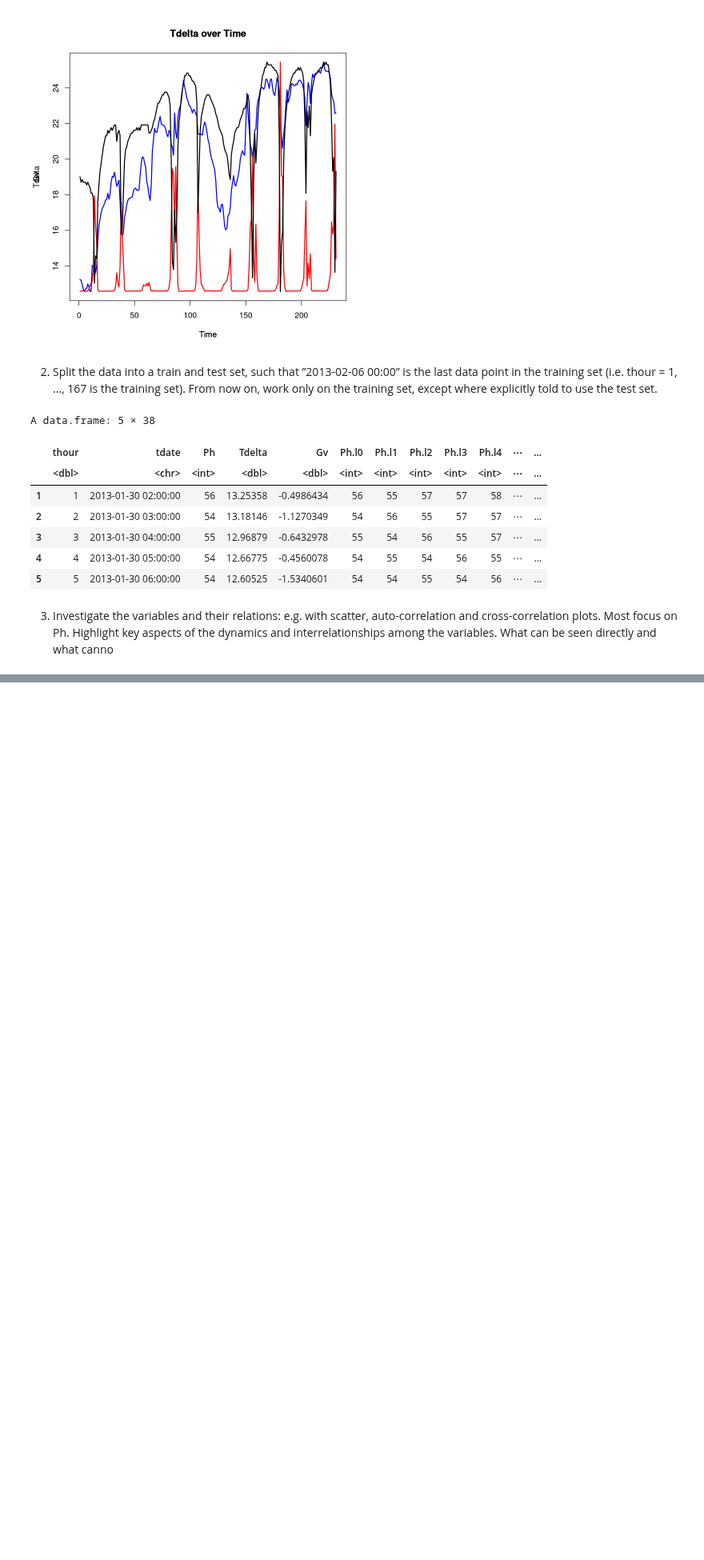
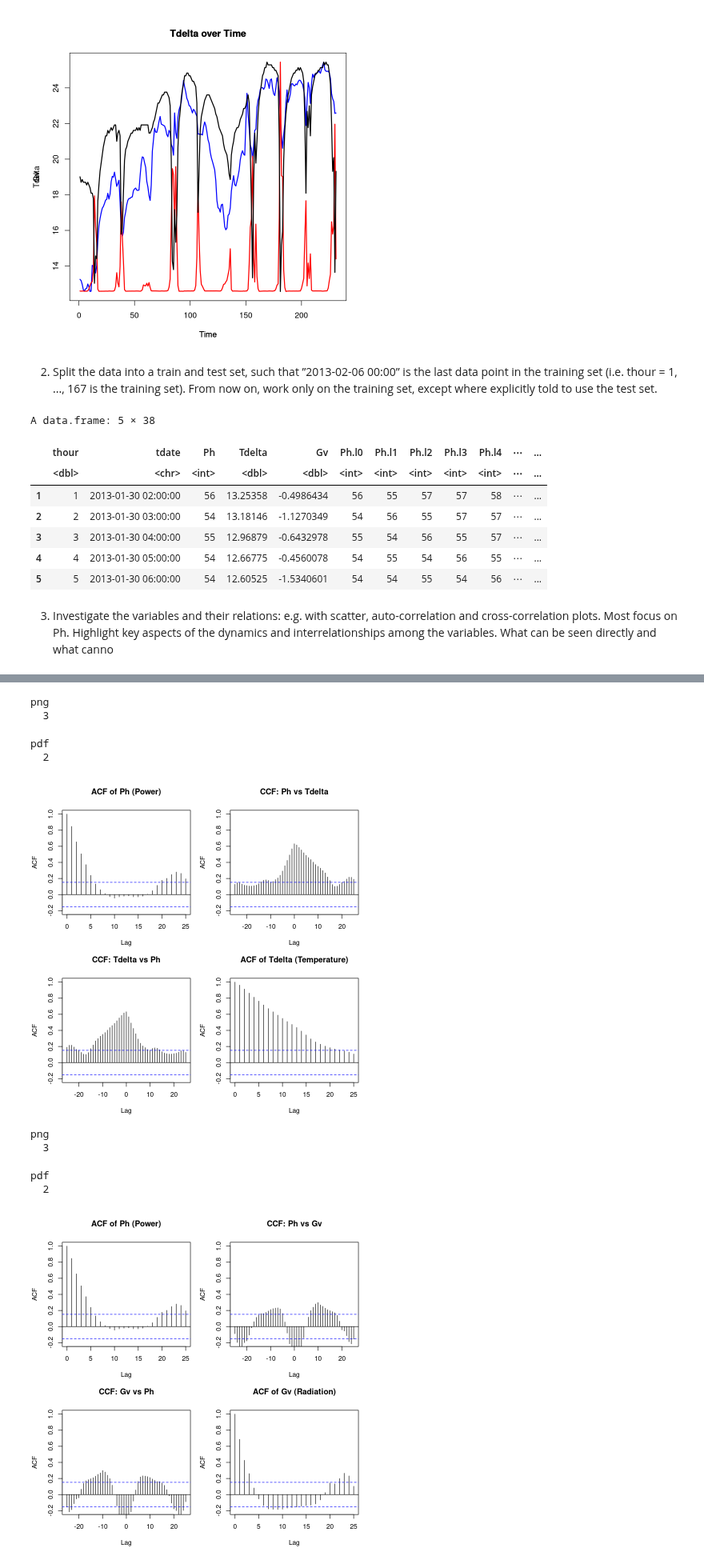
Before and after one commit to mathilderask/TimeSeriesAnalysis, a Jupyter notebook: Assig3/opg_3_oia.ipynb, the cells around one changed output, grey strips where cells are left out. Shown at 80% size. Cells and saved outputs as stored; diff of their text form; code cells hidden in the pictures; blank space fills up the shorter version.

```diff
--- a/Assig3/opg_3_oia.ipynb
+++ b/Assig3/opg_3_oia.ipynb
@@ -54,0 +46,39 @@ ccf(Dtrain$Ph, Dtrain$Gv, lag.max = 20, main = "Cross-correlation between power
+# %%
+# Plot with 2*2 subplots with headlines for each subplot
+par(mfrow=c(2,2), mar=c(4,4,4,1), bg = 'white')
+
+acf(Dtrain$Ph, main = "ACF of Ph (Power)", lag.max = 25, ylim = c(-0.2, 1))
+
+ccf(Dtrain$Ph, Dtrain$Tdelta, lag.max = 25, ylim = c(-0.2, 1), main = "CCF: Ph vs Tdelta")
+
+ccf(Dtrain$Tdelta, Dtrain$Ph, lag.max = 25, ylim = c(-0.2, 1), main = "CCF: Tdelta vs Ph")
+
+acf(Dtrain$Tdelta, lag.max = 25, ylim = c(-0.2, 1), main = "ACF of Tdelta (Temperature)")
+# save figure
+dev.copy(png, file = "acf_ccf_Ph_Tdelta.png", width = 600, height = 600, res = 100)
+dev.off()
+
+par(mfrow=c(2,2), mar=c(4,4,4,1), bg = 'white')
+
+acf(Dtrain$Ph, main = "ACF of Ph (Power)", lag.max = 25, ylim = c(-0.2, 1))
+
+ccf(Dtrain$Ph, Dtrain$Gv, lag.max = 25, ylim = c(-0.2, 1), main = "CCF: Ph vs Gv")
+
+ccf(Dtrain$Gv, Dtrain$Ph, lag.max = 25, ylim = c(-0.2, 1), main = "CCF: Gv vs Ph")
+
+acf(Dtrain$Gv, lag.max = 25, ylim = c(-0.2, 1), main = "ACF of Gv (Radiation)")
+# save figure
+# bigger text size
+dev.copy(png, file = "acf_ccf_Ph_Gv.png", width = 600, height = 600, res = 100)
+dev.off()
+# %% [output]
+png
+  3
+pdf
+  2
+[figure, added]
+png
+  3
+pdf
+  2
+[figure, added]
```
Also changed, not shown: parts of 3 cells of this notebook, 2 other files.
